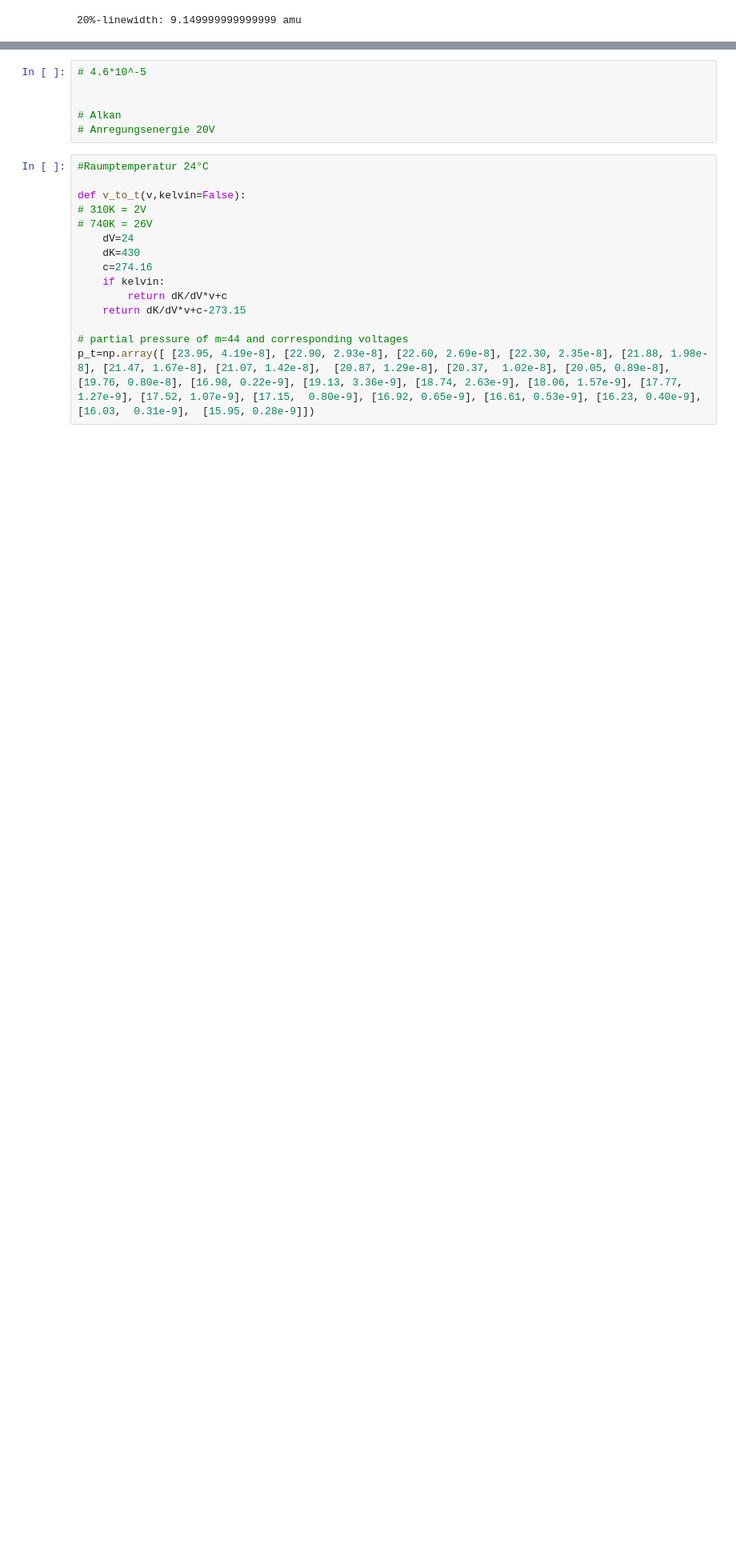
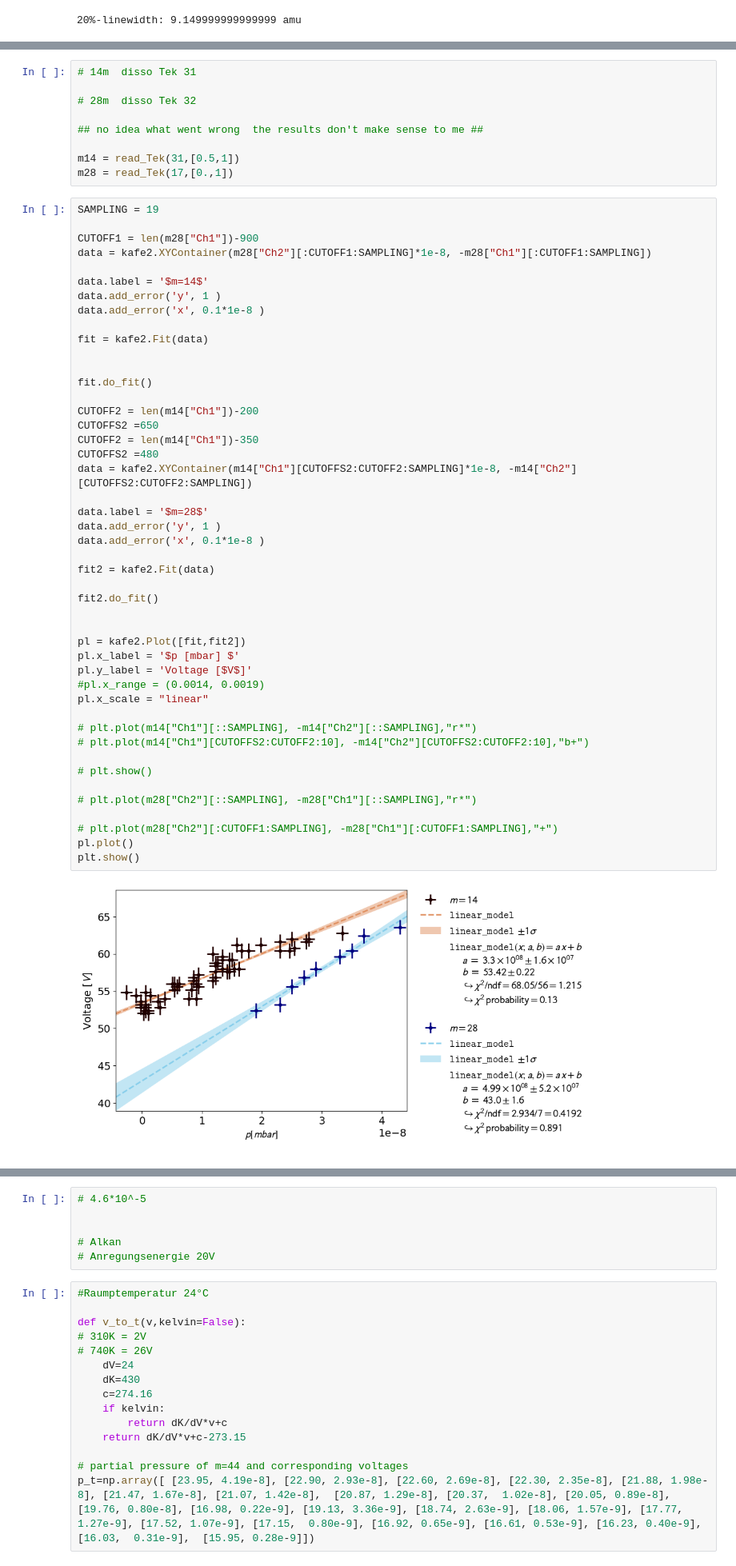
Before and after one commit to HerbertderGrosse/P3, a Jupyter notebook: Massenspektrometer/Mass_spectroskopy.ipynb, the cells around one changed output, grey strips where cells are left out. Shown at 80% size. Saved outputs shown, nothing was run; the diff lists cells and outputs as text; blank space fills up the shorter version.

```diff
--- a/Massenspektrometer/Mass_spectroskopy.ipynb
+++ b/Massenspektrometer/Mass_spectroskopy.ipynb
@@ -221,0 +169,57 @@ plt.show()
+# %%
+# 14m  disso Tek 31
+
+# 28m  disso Tek 32
+
+## no idea what went wrong  the results don't make sense to me ##
+
+m14 = read_Tek(31,[0.5,1])
+m28 = read_Tek(17,[0.,1])
+# %%
+SAMPLING = 19
+
+CUTOFF1 = len(m28["Ch1"])-900
+data = kafe2.XYContainer(m28["Ch2"][:CUTOFF1:SAMPLING]*1e-8, -m28["Ch1"][:CUTOFF1:SAMPLING])
+
+data.label = '$m=14$'
+data.add_error('y', 1 )
+data.add_error('x', 0.1*1e-8 )
+
+fit = kafe2.Fit(data)
+
+
+fit.do_fit()
+
+CUTOFF2 = len(m14["Ch1"])-200
+CUTOFFS2 =650
+CUTOFF2 = len(m14["Ch1"])-350
+CUTOFFS2 =480
+data = kafe2.XYContainer(m14["Ch1"][CUTOFFS2:CUTOFF2:SAMPLING]*1e-8, -m14["Ch2"][CUTOFFS2:CUTOFF2:SAMPLING])
+
+data.label = '$m=28$'
+data.add_error('y', 1 )
+data.add_error('x', 0.1*1e-8 )
+
+fit2 = kafe2.Fit(data)
+
+fit2.do_fit()
+
+
+pl = kafe2.Plot([fit,fit2])
+pl.x_label = '$p [mbar] $'
+pl.y_label = 'Voltage [$V$]'
+#pl.x_range = (0.0014, 0.0019)
+pl.x_scale = "linear"
+
+# plt.plot(m14["Ch1"][::SAMPLING], -m14["Ch2"][::SAMPLING],"r*")
+# plt.plot(m14["Ch1"][CUTOFFS2:CUTOFF2:10], -m14["Ch2"][CUTOFFS2:CUTOFF2:10],"b+")
+
+# plt.show()
+
+# plt.plot(m28["Ch2"][::SAMPLING], -m28["Ch1"][::SAMPLING],"r*")
+
+# plt.plot(m28["Ch2"][:CUTOFF1:SAMPLING], -m28["Ch1"][:CUTOFF1:SAMPLING],"+")
+pl.plot()
+plt.show()
+# %% [output]
+[figure, added]
```
Also changed, not shown: parts of 5 cells of this notebook.
